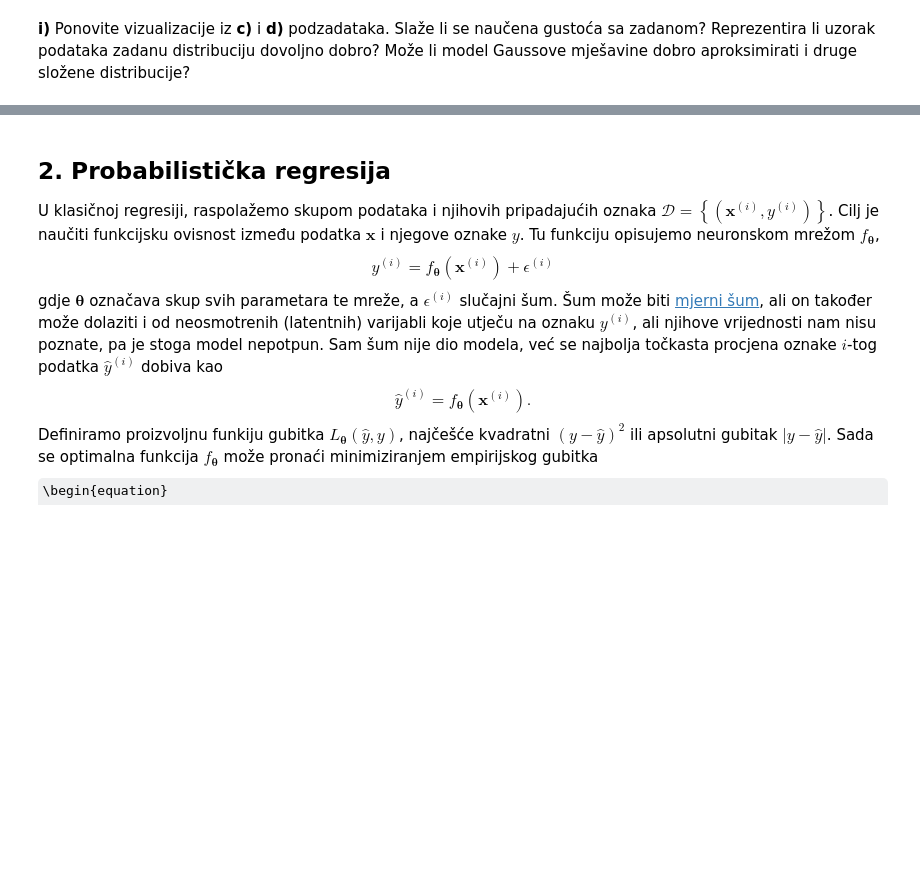
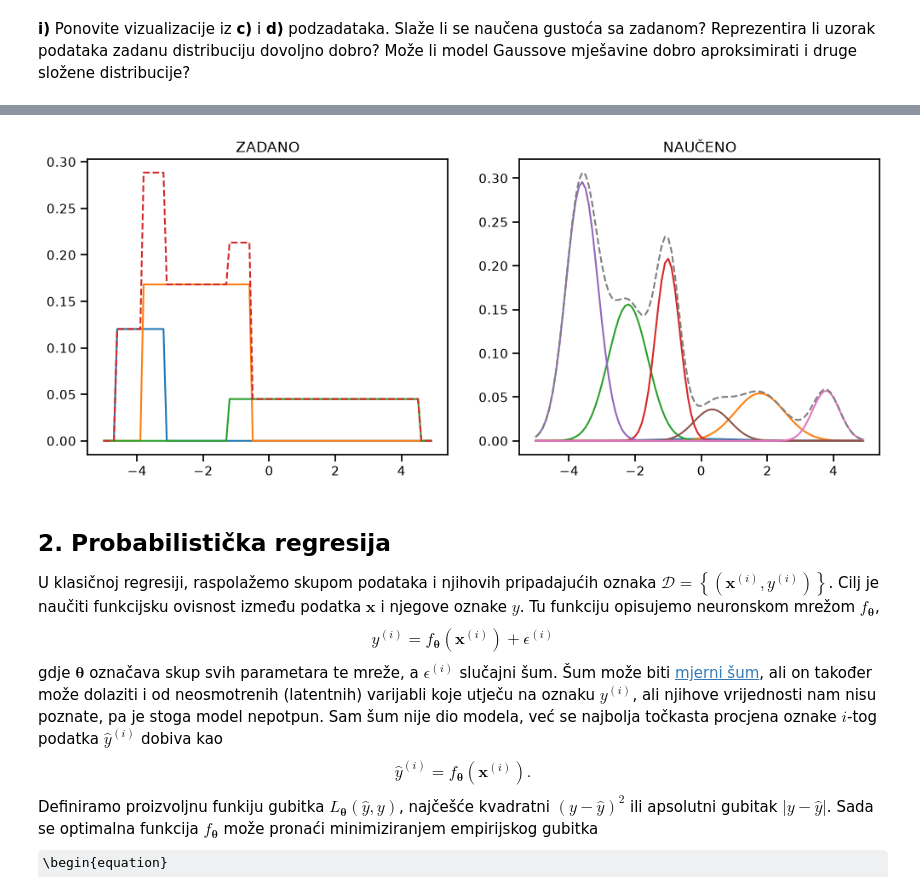
Before and after one commit to Ivan-Dujmic/FER-Deep-Learning-2, a Jupyter notebook: Lab1/lab_1.ipynb, the cells around one changed output, grey strips where cells are left out. Drawn from its saved outputs; the diff is of its cells as text; code cells hidden in the pictures; some formulas as TeX source; blank space fills up the shorter version.

```diff
--- a/Lab1/lab_1.ipynb
+++ b/Lab1/lab_1.ipynb
@@ -337,18 +357,12 @@ with plot_context(show=True, legend=["ZADANO", "NAUČENO", "UZORAK"]):
 # %%
-...
-
 with plot_context(show=True, figsize=(12, 4.5)):
     with plot_context(subplot=(1, 2, 1), title="ZADANO"):
-        for k in range(K):
-            plt.plot  # komponente, pomnožene pripadajućim težinama
-
-        plt.plot  # cijela mješavina
+        plot_total_pdf_and_components(dist.p_x, dist.p_xz_w, 3)
 
     with plot_context(subplot=(1, 2, 2), title="NAUČENO"):
-        for k in range(model.K):
-            plt.plot  # komponente, pomnožene pripadajućim težinama
-
-        plt.plot  # cijela mješavina
+        plot_total_pdf_and_components(model.p_x, model.p_xz_w, 7)
+# %% [output]
+[figure, added]
 # %% [markdown]
 ## 2. Probabilistička regresija
 
```
Also changed, not shown: parts of 2 cells of this notebook.
